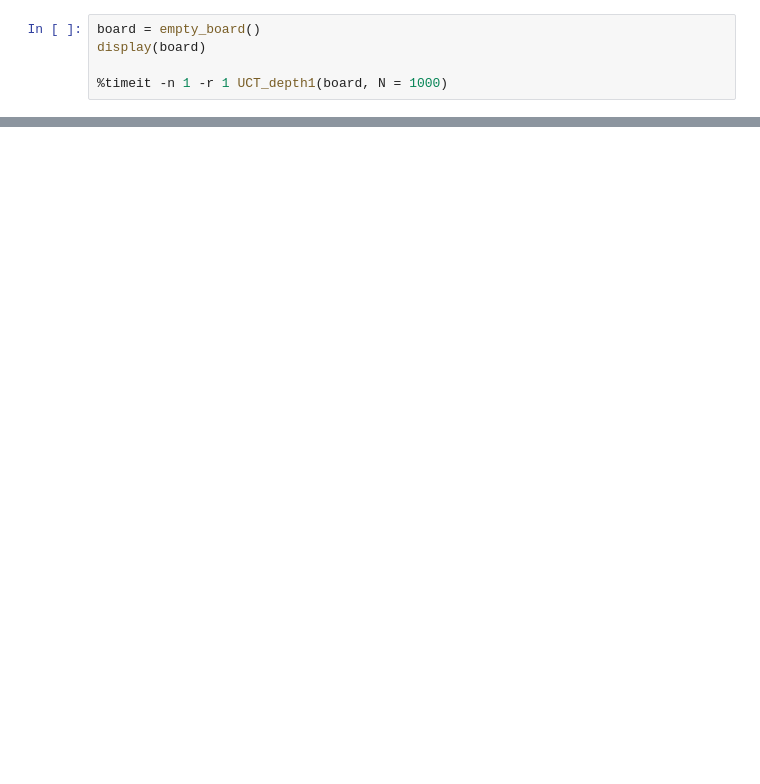
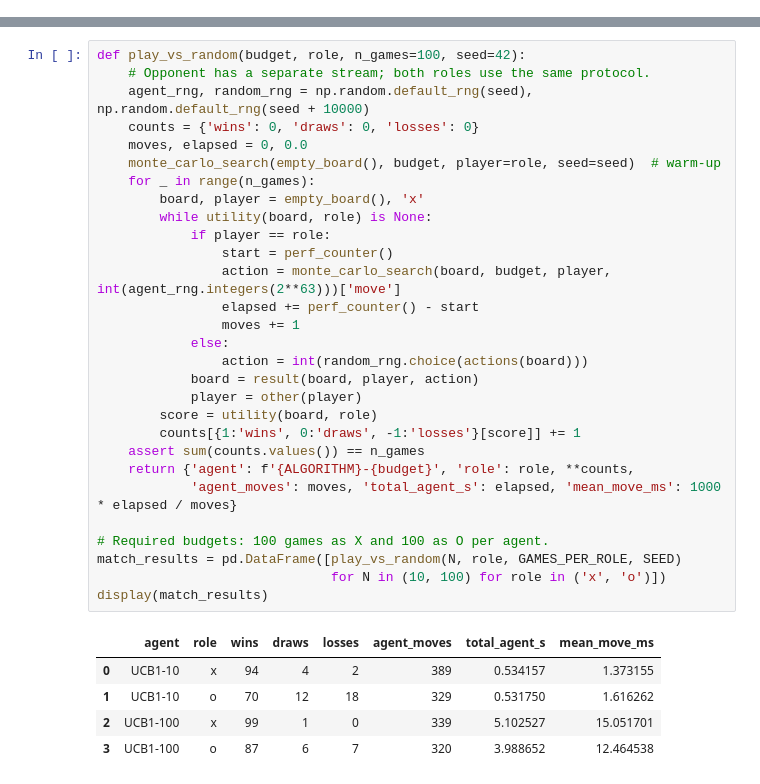
Before and after one commit to minhhailtv6a1/Team_Project_TTNTNC_2025_2026, a Jupyter notebook: lab05 - game/tictactoe_monte_carlo_tree_search_restricted.ipynb, the cells around one changed output, grey strips where cells are left out. Saved outputs shown, nothing was run; the diff lists cells and outputs as text; blank space fills up the shorter version.

```diff
--- a/lab05 - game/tictactoe_monte_carlo_tree_search_restricted.ipynb
+++ b/lab05 - game/tictactoe_monte_carlo_tree_search_restricted.ipynb
@@ -136,5 +0,0 @@ def UCT_depth1(board, N = 100, player = 'x'):
-# %%
-board = empty_board()
-display(board)
-
-%timeit -n 1 -r 1 UCT_depth1(board, N = 1000)
@@ -356,0 +193,35 @@ UCB1 (10) vs. UCB1 (100):
+# %%
+def play_vs_random(budget, role, n_games=100, seed=42):
+    # Opponent has a separate stream; both roles use the same protocol.
+    agent_rng, random_rng = np.random.default_rng(seed), np.random.default_rng(seed + 10000)
+    counts = {'wins': 0, 'draws': 0, 'losses': 0}
+    moves, elapsed = 0, 0.0
+    monte_carlo_search(empty_board(), budget, player=role, seed=seed)  # warm-up
+    for _ in range(n_games):
+        board, player = empty_board(), 'x'
+        while utility(board, role) is None:
+            if player == role:
+                start = perf_counter()
+                action = monte_carlo_search(board, budget, player, int(agent_rng.integers(2**63)))['move']
+                elapsed += perf_counter() - start
+                moves += 1
+            else:
+                action = int(random_rng.choice(actions(board)))
+            board = result(board, player, action)
+            player = other(player)
+        score = utility(board, role)
+        counts[{1:'wins', 0:'draws', -1:'losses'}[score]] += 1
+    assert sum(counts.values()) == n_games
+    return {'agent': f'{ALGORITHM}-{budget}', 'role': role, **counts,
+            'agent_moves': moves, 'total_agent_s': elapsed, 'mean_move_ms': 1000 * elapsed / moves}
+
+# Required budgets: 100 games as X and 100 as O per agent.
+match_results = pd.DataFrame([play_vs_random(N, role, GAMES_PER_ROLE, SEED)
+                              for N in (10, 100) for role in ('x', 'o')])
+display(match_results)
+# %% [output]
+|  | agent | role | wins | draws | losses | agent_moves | total_agent_s | mean_move_ms |
+| 0 | UCB1-10 | x | 94 | 4 | 2 | 389 | 0.534157 | 1.373155 |
+| 1 | UCB1-10 | o | 70 | 12 | 18 | 329 | 0.531750 | 1.616262 |
+| 2 | UCB1-100 | x | 99 | 1 | 0 | 339 | 5.102527 | 15.051701 |
+| 3 | UCB1-100 | o | 87 | 6 | 7 | 320 | 3.988652 | 12.464538 |
```
Also changed, not shown: parts of 40 cells of this notebook, 10 other files.
